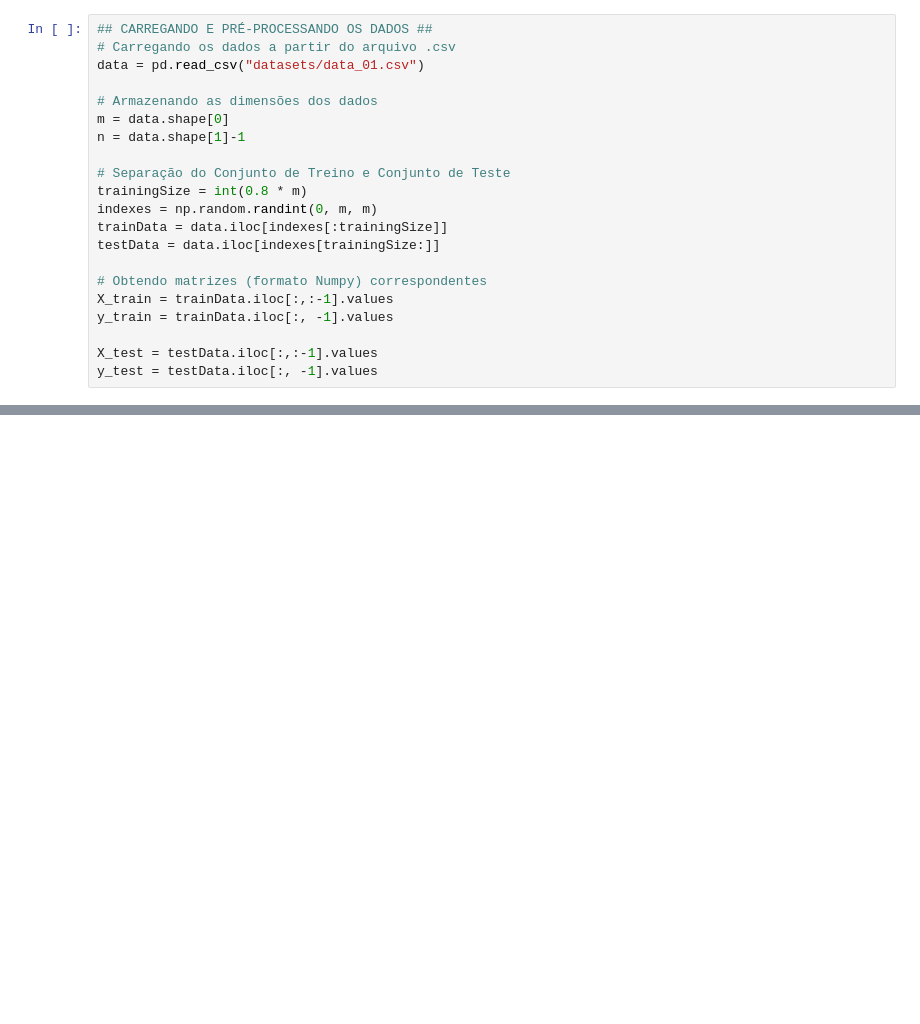
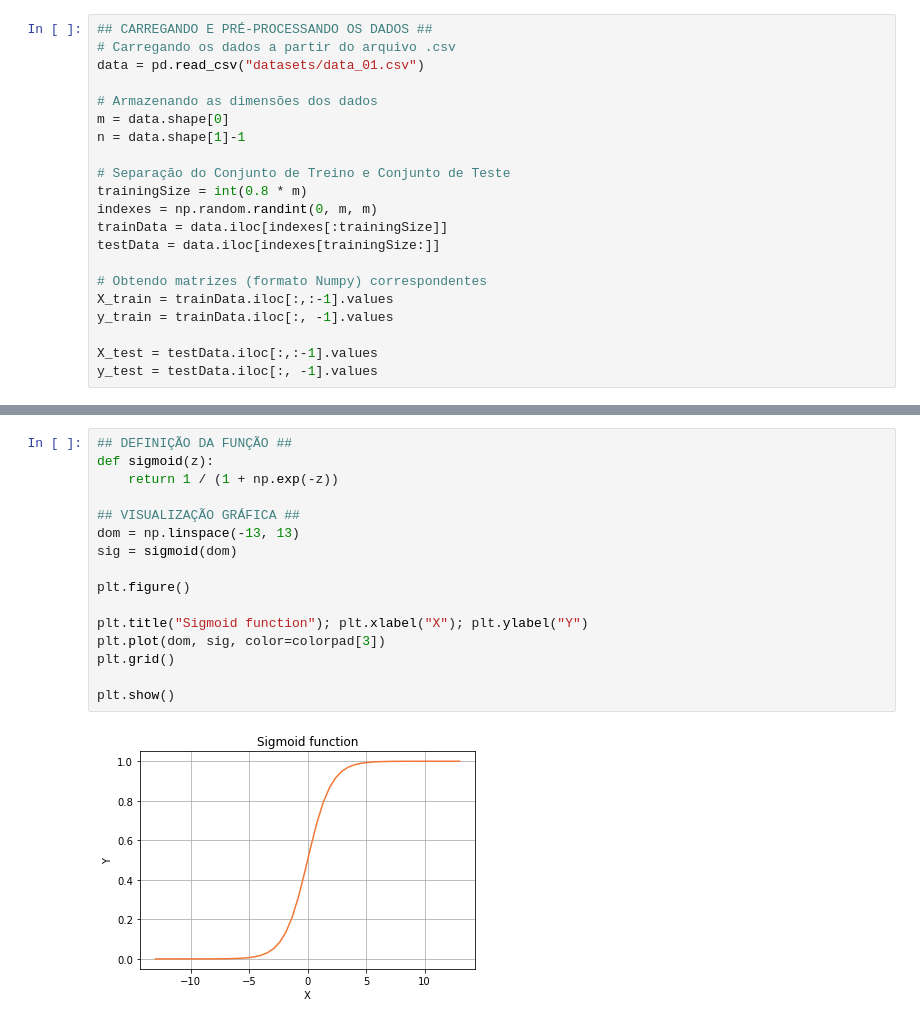
Before and after one commit to TioMinho/NeuralNetworks_SECOMP2k18, a Jupyter notebook: 02_Singlelayer_Perceptron.ipynb, the cells around one changed output, grey strips where cells are left out. Saved outputs shown, nothing was run; the diff lists cells and outputs as text; blank space fills up the shorter version.

```diff
--- a/02_Singlelayer_Perceptron.ipynb
+++ b/02_Singlelayer_Perceptron.ipynb
@@ -70,0 +111,18 @@ array([ 0.984736])
+# %%
+## DEFINIÇÃO DA FUNÇÃO ##
+def sigmoid(z):
+    return 1 / (1 + np.exp(-z))
+
+## VISUALIZAÇÃO GRÁFICA ##
+dom = np.linspace(-13, 13)
+sig = sigmoid(dom)
+
+plt.figure()
+
+plt.title("Sigmoid function"); plt.xlabel("X"); plt.ylabel("Y")
+plt.plot(dom, sig, color=colorpad[3])
+plt.grid()
+
+plt.show()
+# %% [output]
+[figure, added]
```
Also changed, not shown: parts of 17 cells of this notebook, 1 other file.
